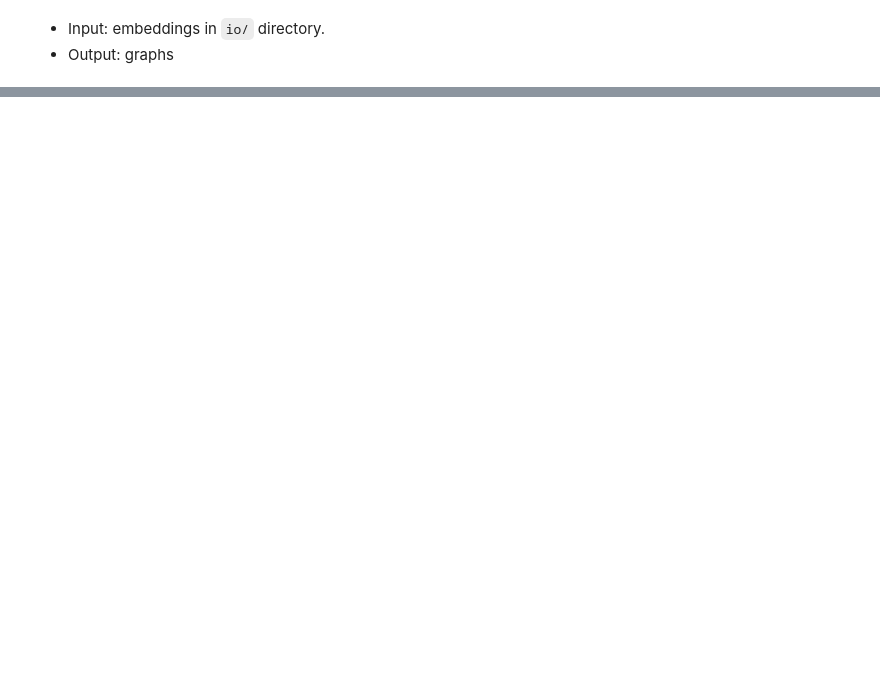
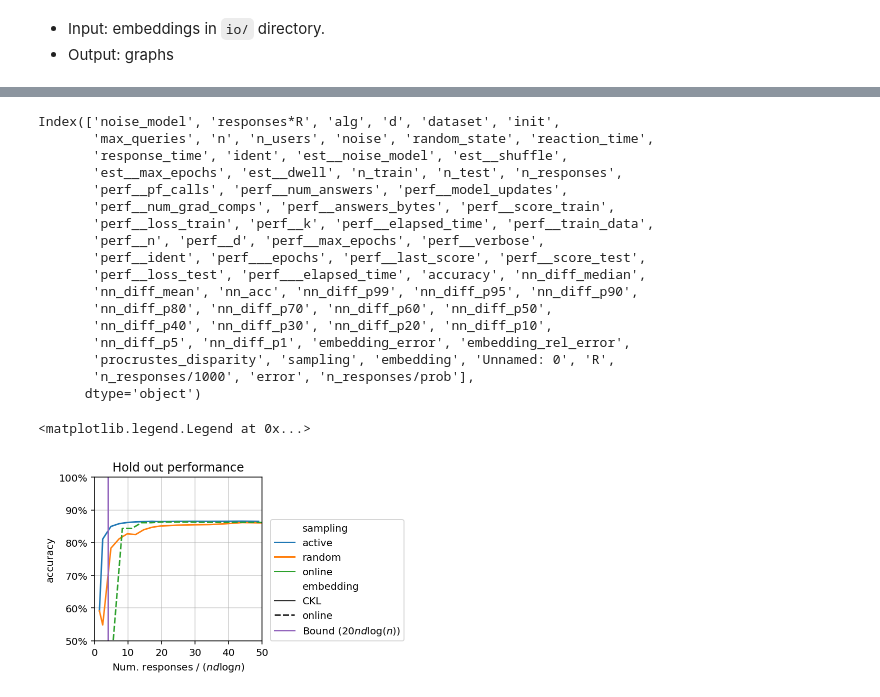
Before and after one commit to stsievert/salmon-experiments, a Jupyter notebook: alien-egg/Viz.ipynb, the cells around one changed output, grey strips where cells are left out. Drawn from its saved outputs; the diff is of its cells as text; code cells hidden in the pictures; blank space fills up the shorter version.

```diff
--- a/alien-egg/Viz.ipynb
+++ b/alien-egg/Viz.ipynb
@@ -176,3 +231,59 @@ ax.legend(loc=(1.05, 0))
+# %%
+import matplotlib.ticker as ticker
+show = df[df.embedding.isin(["online", "CKL"])].copy()
+show["error"] = 1 - show["accuracy"]
+
+prob = show["n"] * show["d"] * np.log(show["n"])
+show["n_responses/prob"] = show["n_responses"] / prob
+print(show.columns)
+assert np.allclose(show["n"], show["n"].iloc[0])
+assert np.allclose(show["d"], show["d"].iloc[0])
+n, d = show["n"].iloc[0], show["d"].iloc[0]
+
+w = 3
+fig, axs = plt.subplots(figsize=(1 * w, 1.0 * w))
+y = "accuracy"
+ax = sns.lineplot(
+    x="n_responses/prob",
+    y=y,
+    hue="sampling",
+    style="embedding",
+    data=show,
+)
+
+bound = 20 * n * d * np.log(n) / 1000
+ax.plot([bound, bound], [0, 1], "C4", label="Bound $(20nd\log(n))$")
+
+ax.set_xlabel("Num. responses / $(nd\log n)$")
+ax.grid(alpha=0.6)
+ax.yaxis.set_major_formatter(plt.FuncFormatter(lambda y, _: f"{100 * y:0.0f}%"))
+# ax.xaxis.set_major_locator(plt.MultipleLocator(10))
+
+_ = ax.set_ylim(0.50, 1)
+_ = ax.set_xlim(0, 50)
+_ = ax.set_title("Hold out performance")
+
+ax.legend(loc=(1.05, 0))
+# %% [output]
+Index(['noise_model', 'responses*R', 'alg', 'd', 'dataset', 'init',
+       'max_queries', 'n', 'n_users', 'noise', 'random_state', 'reaction_time',
+       'response_time', 'ident', 'est__noise_model', 'est__shuffle',
+       'est__max_epochs', 'est__dwell', 'n_train', 'n_test', 'n_responses',
+       'perf__pf_calls', 'perf__num_answers', 'perf__model_updates',
+       'perf__num_grad_comps', 'perf__answers_bytes', 'perf__score_train',
+       'perf__loss_train', 'perf__k', 'perf__elapsed_time', 'perf__train_data',
+       'perf__n', 'perf__d', 'perf__max_epochs', 'perf__verbose',
+       'perf__ident', 'perf___epochs', 'perf__last_score', 'perf__score_test',
+       'perf__loss_test', 'perf___elapsed_time', 'accuracy', 'nn_diff_median',
+       'nn_diff_mean', 'nn_acc', 'nn_diff_p99', 'nn_diff_p95', 'nn_diff_p90',
+       'nn_diff_p80', 'nn_diff_p70', 'nn_diff_p60', 'nn_diff_p50',
+       'nn_diff_p40', 'nn_diff_p30', 'nn_diff_p20', 'nn_diff_p10',
+       'nn_diff_p5', 'nn_diff_p1', 'embedding_error', 'embedding_rel_error',
+       'procrustes_disparity', 'sampling', 'embedding', 'Unnamed: 0', 'R',
+       'n_responses/1000', 'error', 'n_responses/prob'],
+      dtype='object')
+<matplotlib.legend.Legend at 0x...>
+[figure, added]
 # %%
 w = 3.0
 fig, axs = plt.subplots(figsize=(1.5 * w, 1.0 * w))
```
Also changed, not shown: parts of 17 cells of this notebook, 4 other files.
